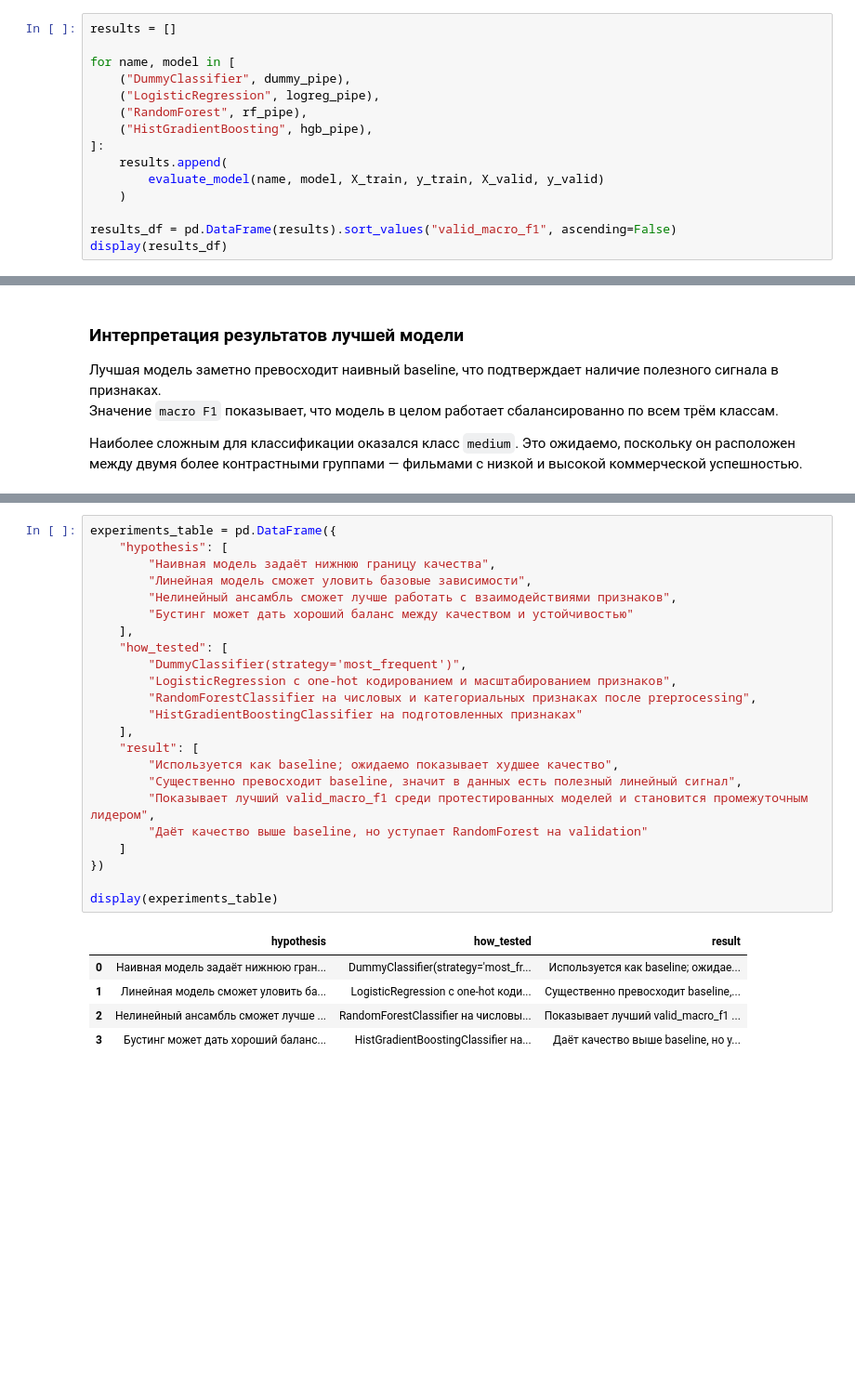
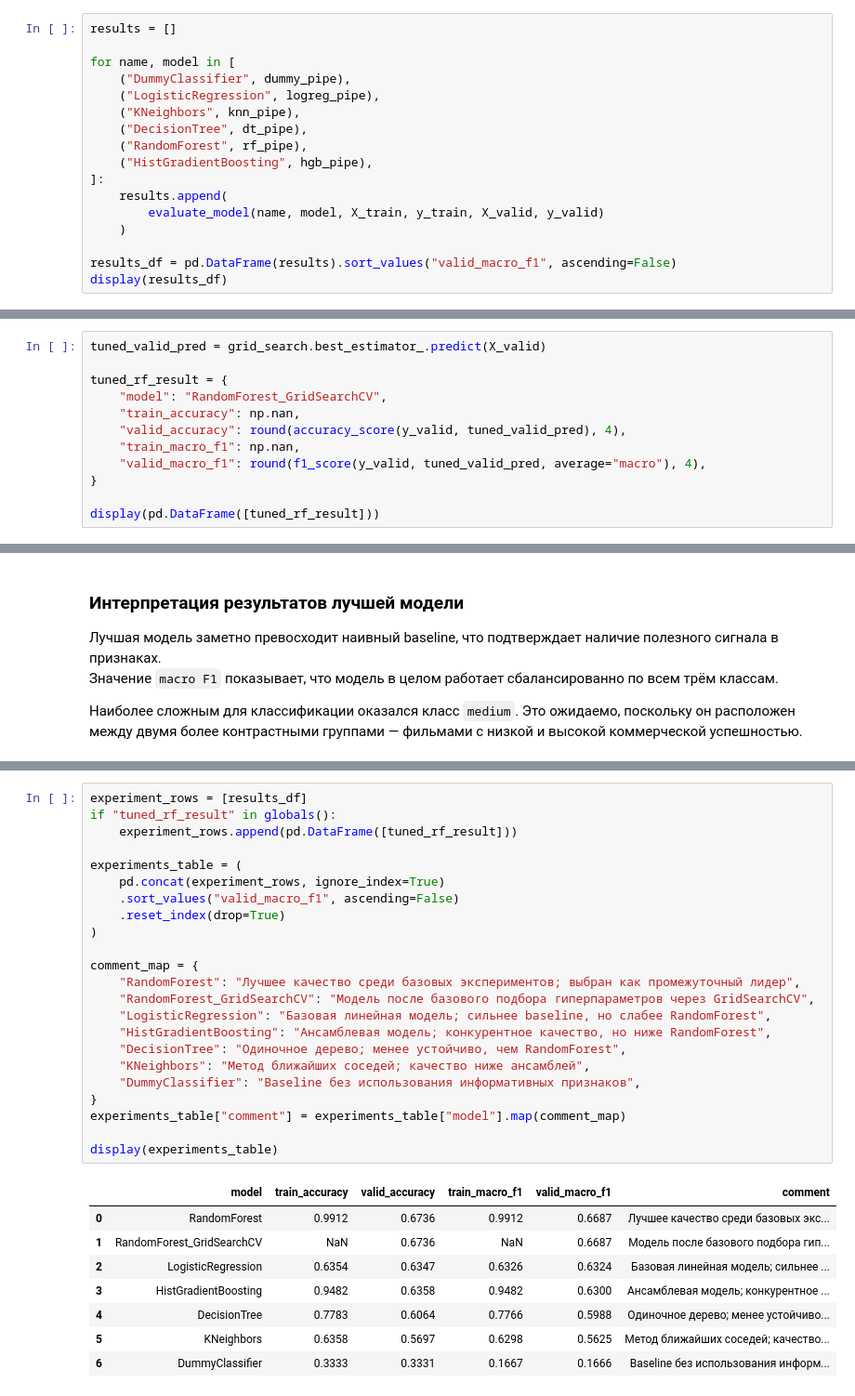
Before and after one commit to hsemlcourse/hseml-group-project-ashliq, a Jupyter notebook: notebooks/cp1.ipynb, the cells around one changed output, grey strips where cells are left out. Shown at 93% size. Cells and saved outputs as stored; diff of their text form; blank space fills up the shorter version.

```diff
--- a/notebooks/cp1.ipynb
+++ b/notebooks/cp1.ipynb
@@ -563,6 +672,8 @@ results = []
 for name, model in [
     ("DummyClassifier", dummy_pipe),
     ("LogisticRegression", logreg_pipe),
+    ("KNeighbors", knn_pipe),
+    ("DecisionTree", dt_pipe),
     ("RandomForest", rf_pipe),
     ("HistGradientBoosting", hgb_pipe),
 ]:
@@ -624,0 +785,12 @@ weighted avg       0.64      0.64      0.64      1771
+# %%
+tuned_valid_pred = grid_search.best_estimator_.predict(X_valid)
+
+tuned_rf_result = {
+    "model": "RandomForest_GridSearchCV",
+    "train_accuracy": np.nan,
+    "valid_accuracy": round(accuracy_score(y_valid, tuned_valid_pred), 4),
+    "train_macro_f1": np.nan,
+    "valid_macro_f1": round(f1_score(y_valid, tuned_valid_pred, average="macro"), 4),
+}
+
+display(pd.DataFrame([tuned_rf_result]))
@@ -637,30 +809,33 @@ weighted avg       0.64      0.64      0.64      1771
 # %%
-experiments_table = pd.DataFrame({
-    "hypothesis": [
-        "Наивная модель задаёт нижнюю границу качества",
-        "Линейная модель сможет уловить базовые зависимости",
-        "Нелинейный ансамбль сможет лучше работать с взаимодействиями признаков",
-        "Бустинг может дать хороший баланс между качеством и устойчивостью"
-    ],
-    "how_tested": [
-        "DummyClassifier(strategy='most_frequent')",
-        "LogisticRegression с one-hot кодированием и масштабированием признаков",
-        "RandomForestClassifier на числовых и категориальных признаках после preprocessing",
-        "HistGradientBoostingClassifier на подготовленных признаках"
-    ],
-    "result": [
-        "Используется как baseline; ожидаемо показывает худшее качество",
-        "Существенно превосходит baseline, значит в данных есть полезный линейный сигнал",
-        "Показывает лучший valid_macro_f1 среди протестированных моделей и становится промежуточным лидером",
-        "Даёт качество выше baseline, но уступает RandomForest на validation"
-    ]
-})
+experiment_rows = [results_df]
+if "tuned_rf_result" in globals():
+    experiment_rows.append(pd.DataFrame([tuned_rf_result]))
+
+experiments_table = (
+    pd.concat(experiment_rows, ignore_index=True)
+    .sort_values("valid_macro_f1", ascending=False)
+    .reset_index(drop=True)
+)
+
+comment_map = {
+    "RandomForest": "Лучшее качество среди базовых экспериментов; выбран как промежуточный лидер",
+    "RandomForest_GridSearchCV": "Модель после базового подбора гиперпараметров через GridSearchCV",
+    "LogisticRegression": "Базовая линейная модель; сильнее baseline, но слабее RandomForest",
+    "HistGradientBoosting": "Ансамблевая модель; конкурентное качество, но ниже RandomForest",
+    "DecisionTree": "Одиночное дерево; менее устойчиво, чем RandomForest",
+    "KNeighbors": "Метод ближайших соседей; качество ниже ансамблей",
+    "DummyClassifier": "Baseline без использования информативных признаков",
+}
+experiments_table["comment"] = experiments_table["model"].map(comment_map)
 
 display(experiments_table)
 # %% [output]
-|  | hypothesis | how_tested | result |
-| 0 | Наивная модель задаёт нижнюю гран... | DummyClassifier(strategy='most_fr... | Используется как baseline; ожидае... |
-| 1 | Линейная модель сможет уловить ба... | LogisticRegression с one-hot коди... | Существенно превосходит baseline,... |
-| 2 | Нелинейный ансамбль сможет лучше ... | RandomForestClassifier на числовы... | Показывает лучший valid_macro_f1 ... |
-| 3 | Бустинг может дать хороший баланс... | HistGradientBoostingClassifier на... | Даёт качество выше baseline, но у... |
+|  | model | train_accuracy | valid_accuracy | train_macro_f1 | valid_macro_f1 | comment |
+| 0 | RandomForest | 0.9912 | 0.6736 | 0.9912 | 0.6687 | Лучшее качество среди базовых экс... |
+| 1 | RandomForest_GridSearchCV | NaN | 0.6736 | NaN | 0.6687 | Модель после базового подбора гип... |
+| 2 | LogisticRegression | 0.6354 | 0.6347 | 0.6326 | 0.6324 | Базовая линейная модель; сильнее ... |
+| 3 | HistGradientBoosting | 0.9482 | 0.6358 | 0.9482 | 0.6300 | Ансамблевая модель; конкурентное ... |
+| 4 | DecisionTree | 0.7783 | 0.6064 | 0.7766 | 0.5988 | Одиночное дерево; менее устойчиво... |
+| 5 | KNeighbors | 0.6358 | 0.5697 | 0.6298 | 0.5625 | Метод ближайших соседей; качество... |
+| 6 | DummyClassifier | 0.3333 | 0.3331 | 0.1667 | 0.1666 | Baseline без использования информ... |
 # %% [markdown]
```
Also changed, not shown: parts of 22 cells of this notebook, 20 other files.
